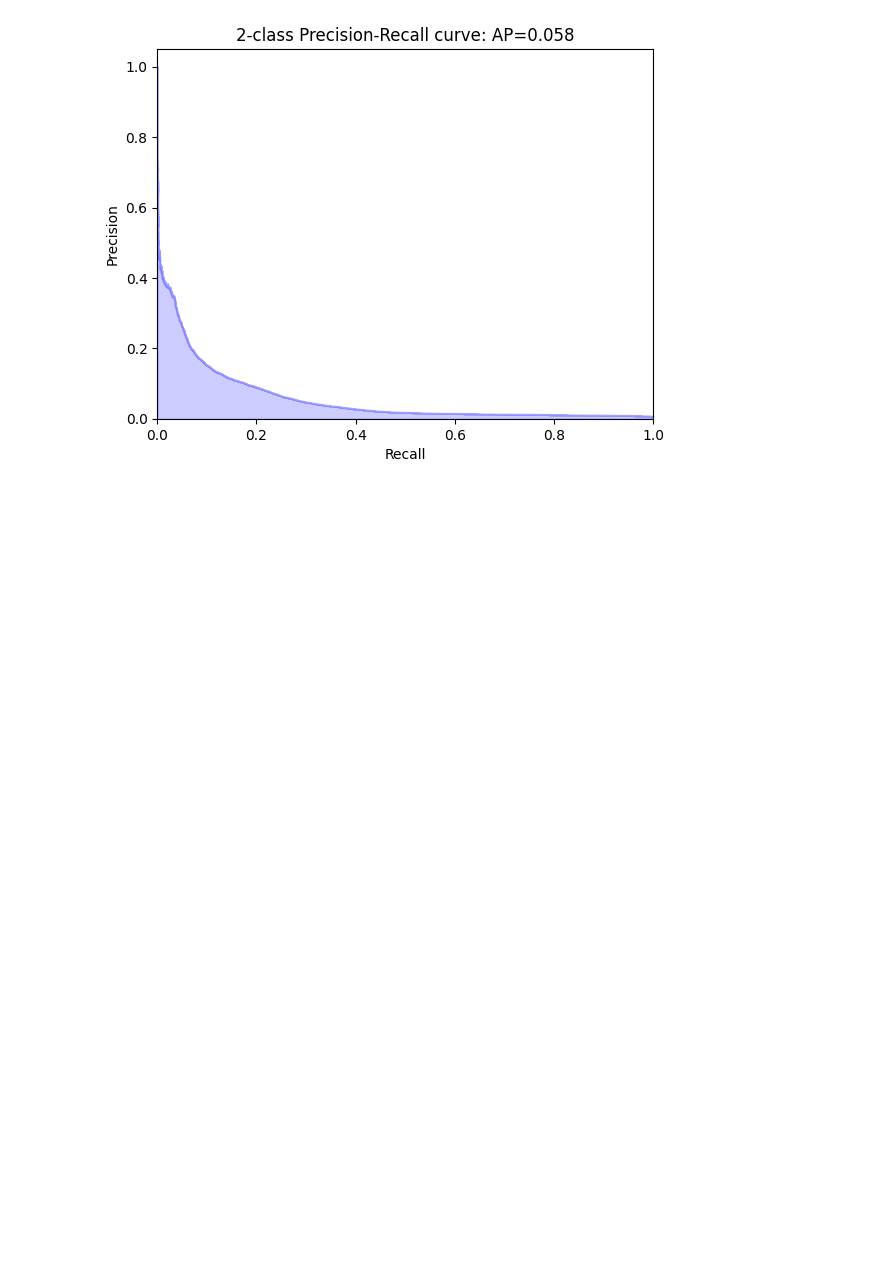
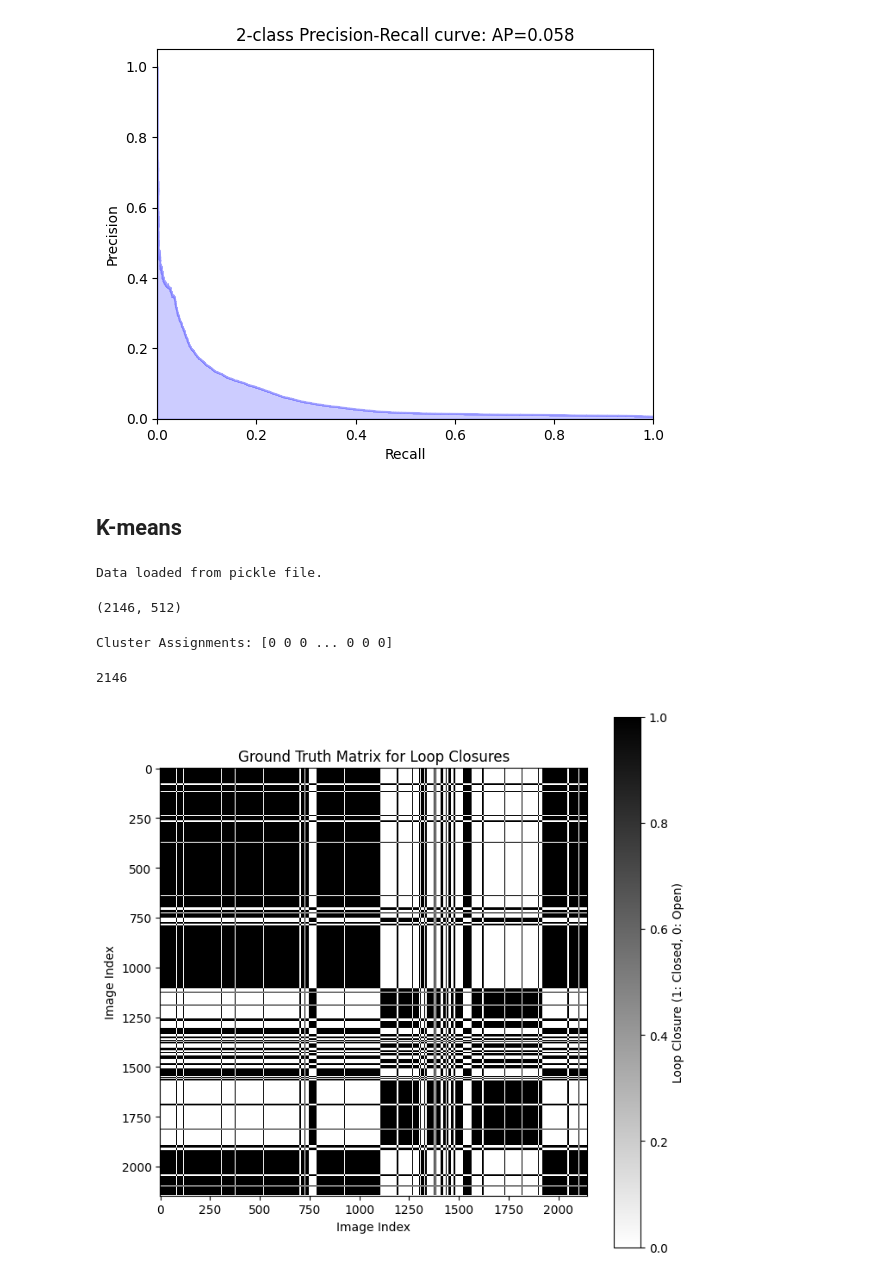
Before and after one commit to shubham-rateria/cs-5785-final-project, a Jupyter notebook: loop-closure.ipynb, the cells around one changed output. Saved outputs shown, nothing was run; the diff lists cells and outputs as text; code cells hidden in the pictures; blank space fills up the shorter version.

```diff
--- a/loop-closure.ipynb
+++ b/loop-closure.ipynb
@@ -887,3 +897,60 @@ Best F1 Score (thresh=0.88): 0.12846679081315954
 Precision (thresh=0.88): 0.10167826121133514
 Recall (thresh=0.88): 0.17442017259978426
 [figure]
+# %% [markdown]
+## K-means
+# %%
+# Define the pickle file path
+pickle_file = './data/embeddings_resnet34.pkl'
+
+# Check if the pickle file exists
+if os.path.exists(pickle_file):
+    # Load data from the pickle file
+    with open(pickle_file, 'rb') as f:
+        embeddings = pickle.load(f)
+    print("Data loaded from pickle file.")
+else:
+    # Execute some code to generate data
+    embeddings = [get_image_embedding(img, model) for img in imgs]
+    print("Data generated.")
+
+    # Save data to the pickle file
+    with open(pickle_file, 'wb') as f:
+        pickle.dump(embeddings, f)
+    print("Data saved to pickle file.")
+# %% [output]
+Data loaded from pickle file.
+# %%
+embeddings = np.array([embedding.numpy() for embedding in embeddings]).reshape(len(imgs), -1)
+embeddings.shape
+# %% [output]
+(2146, 512)
+# %%
+from sklearn.cluster import KMeans
+import matplotlib.pyplot as plt
+
+# Apply K-Means
+n_clusters = 2  # Number of clusters to group similar images
+kmeans = KMeans(n_clusters=n_clusters, random_state=42)
+clusters = kmeans.fit_predict(embeddings)
+
+print("Cluster Assignments:", clusters)
+# %% [output]
+Cluster Assignments: [0 0 0 ... 0 0 0]
+# %%
+len(clusters)
+# %% [output]
+2146
+# %%
+# Create a similarity matrix based on cluster assignments
+n_samples = len(clusters)
+similarity_matrix = np.zeros((n_samples, n_samples))
+
+for i in range(n_samples):
+    for j in range(n_samples):
+        # Similarity is 1 if images are in the same cluster, otherwise 0
+        similarity_matrix[i, j] = int(clusters[i] == clusters[j])
+# %%
+plot_ground_truth_matrix(similarity_matrix)
+# %% [output]
+[figure, added]
```
Also changed, not shown: parts of 27 cells of this notebook, 10 other files.
